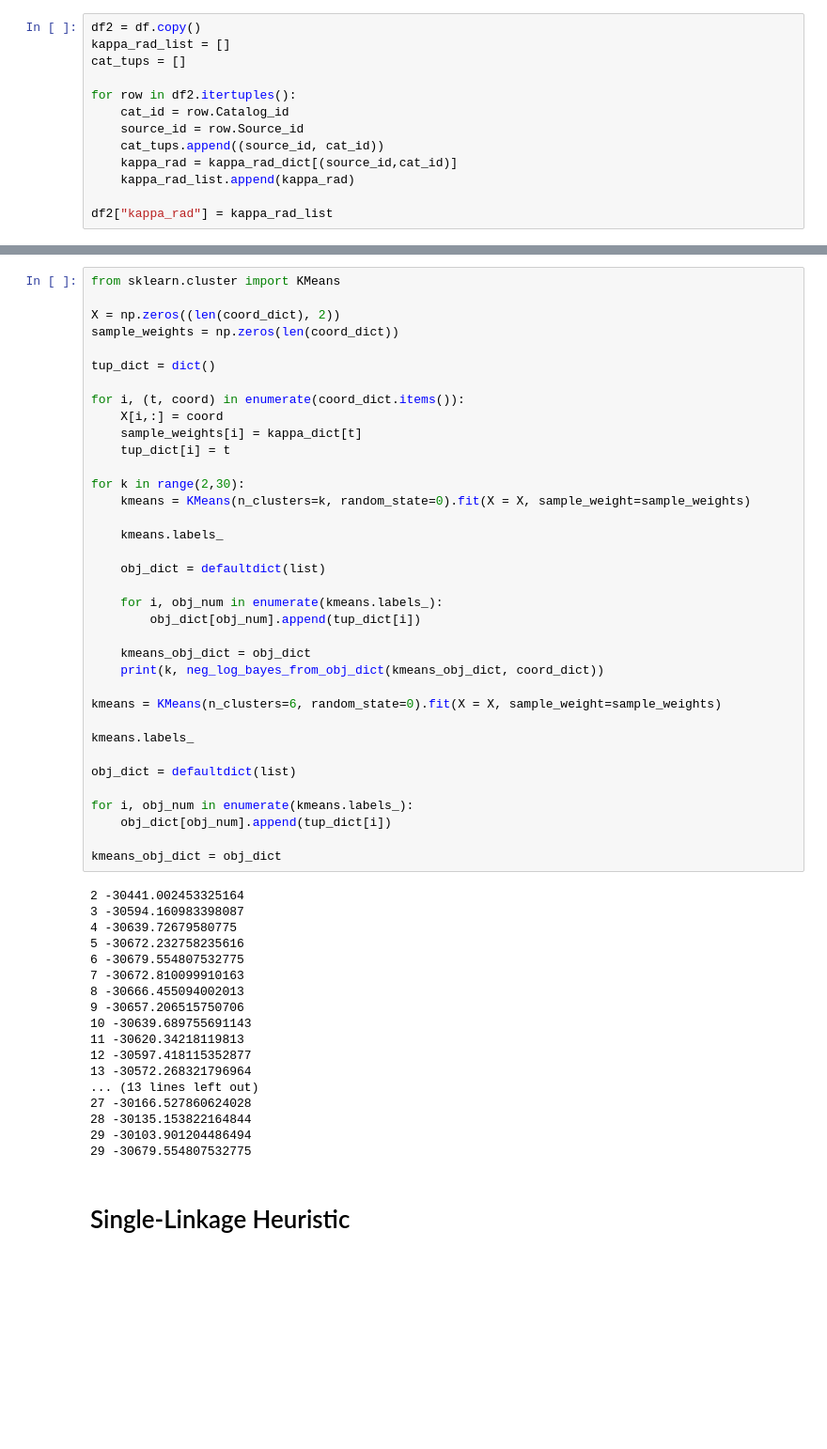
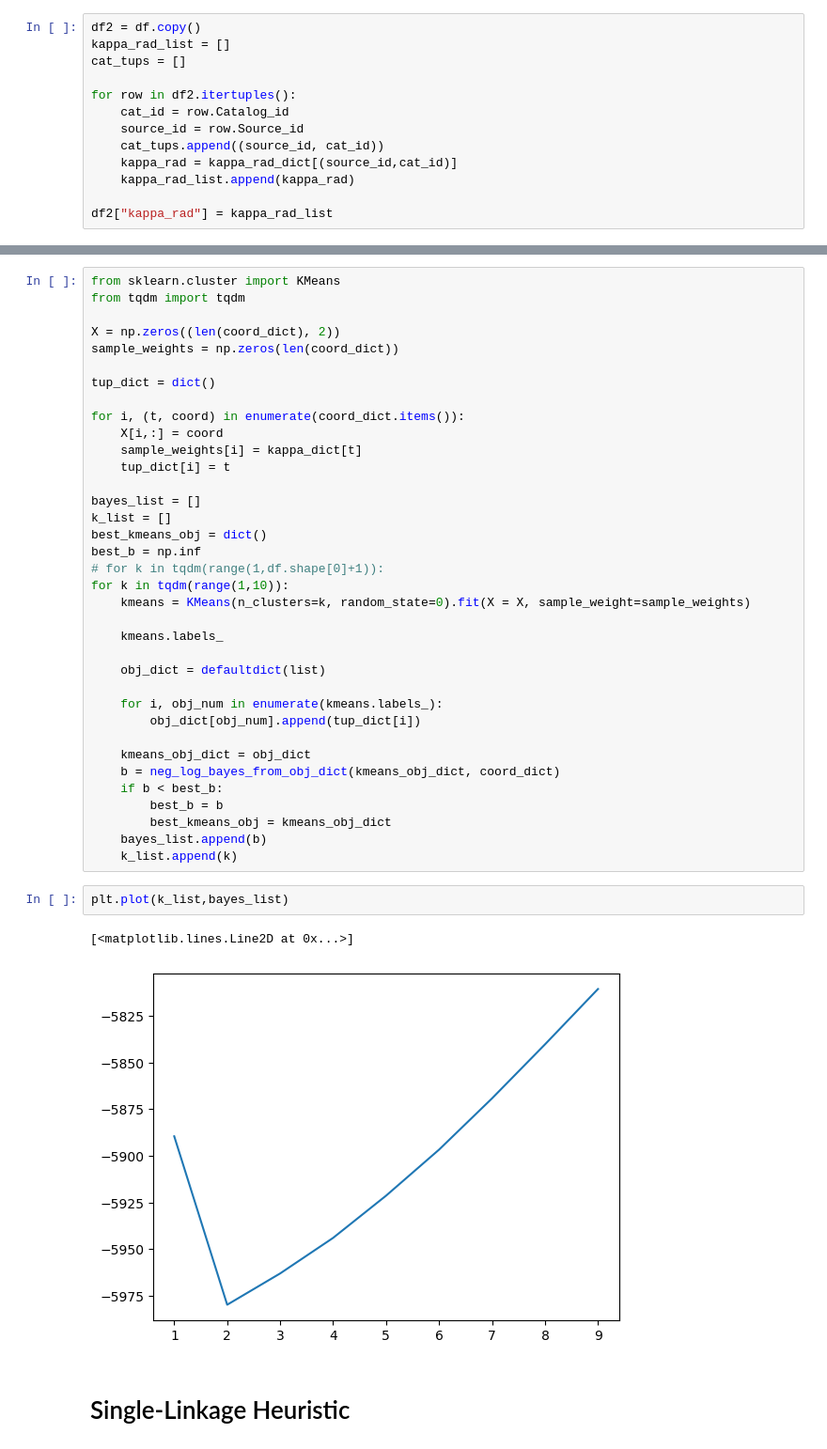
Before and after one commit to jacobf18/astronomical-matching, a Jupyter notebook: CanILP + DirILP General case.ipynb, the cells around one changed output, grey strips where cells are left out. Shown at 94% size. Saved outputs shown, nothing was run; the diff lists cells and outputs as text; blank space fills up the shorter version.

```diff
--- a/CanILP + DirILP General case.ipynb
+++ b/CanILP + DirILP General case.ipynb
@@ -636,5 +661,6 @@ df2["kappa_rad"] = kappa_rad_list
 # %%
 from sklearn.cluster import KMeans
+from tqdm import tqdm
 
 X = np.zeros((len(coord_dict), 2))
 sample_weights = np.zeros(len(coord_dict))
@@ -646,7 +672,12 @@ for i, (t, coord) in enumerate(coord_dict.items()):
     sample_weights[i] = kappa_dict[t]
     tup_dict[i] = t
 
-for k in range(2,30):
+bayes_list = []
+k_list = []
+best_kmeans_obj = dict()
+best_b = np.inf
+# for k in tqdm(range(1,df.shape[0]+1)):
+for k in tqdm(range(1,10)):
     kmeans = KMeans(n_clusters=k, random_state=0).fit(X = X, sample_weight=sample_weights)
 
     kmeans.labels_
@@ -657,36 +688,17 @@ for k in range(2,30):
         obj_dict[obj_num].append(tup_dict[i])
 
     kmeans_obj_dict = obj_dict
-    print(k, neg_log_bayes_from_obj_dict(kmeans_obj_dict, coord_dict))
-
-kmeans = KMeans(n_clusters=6, random_state=0).fit(X = X, sample_weight=sample_weights)
-
-kmeans.labels_
-
-obj_dict = defaultdict(list)
-
-for i, obj_num in enumerate(kmeans.labels_):
-    obj_dict[obj_num].append(tup_dict[i])
-
-kmeans_obj_dict = obj_dict
+    b = neg_log_bayes_from_obj_dict(kmeans_obj_dict, coord_dict)
+    if b < best_b:
+        best_b = b
+        best_kmeans_obj = kmeans_obj_dict
+    bayes_list.append(b)
+    k_list.append(k)
-# %% [output]
-2 -30441.002453325164
-3 -30594.160983398087
-4 -30639.72679580775
-5 -30672.232758235616
-6 -30679.554807532775
-7 -30672.810099910163
-8 -30666.455094002013
-9 -30657.206515750706
-10 -30639.689755691143
-11 -30620.34218119813
-12 -30597.418115352877
-13 -30572.268321796964
-... (13 lines left out)
-27 -30166.527860624028
-28 -30135.153822164844
-29 -30103.901204486494
-29 -30679.554807532775
+# %%
+plt.plot(k_list,bayes_list)
+# %% [output]
+[<matplotlib.lines.Line2D at 0x...>]
+[figure, added]
 # %% [markdown]
 # Single-Linkage Heuristic
 # %%
```
Also changed, not shown: parts of 19 cells of this notebook, 2 other files.
